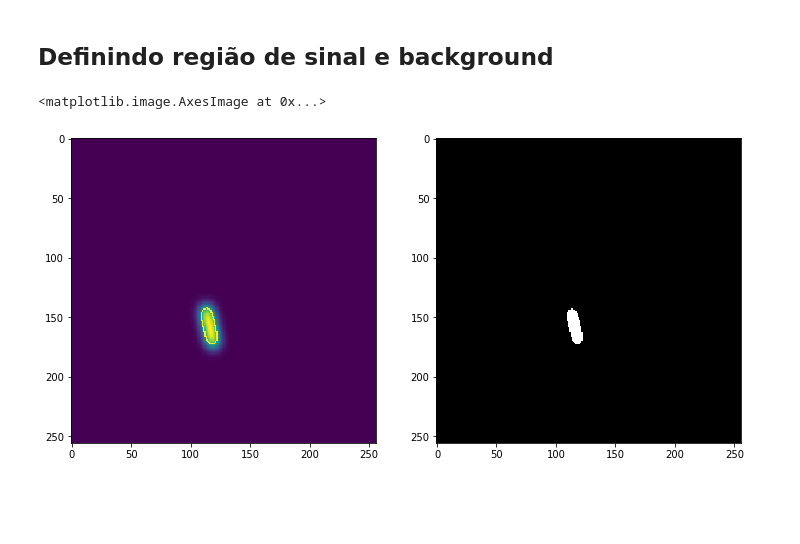
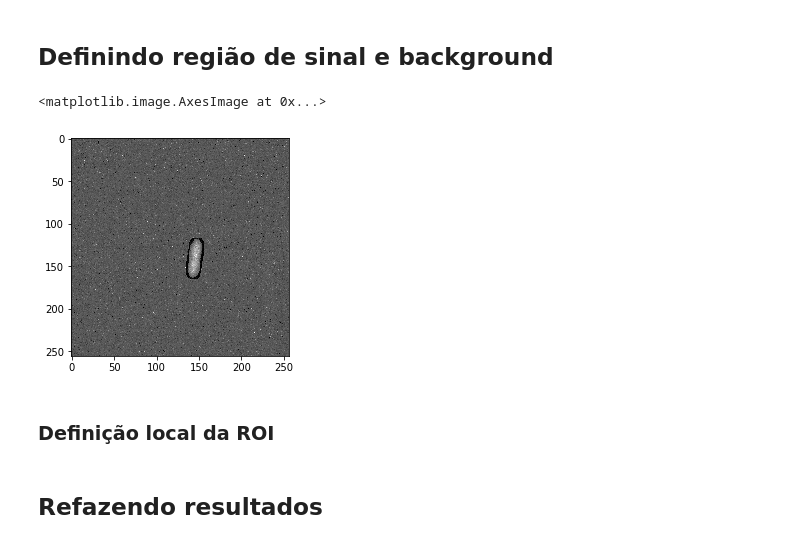
Before and after one commit to Gui1402/filtering_cygnus, a Jupyter notebook: notebooks/filters.ipynb, the cells around one changed output. Drawn from its saved outputs; the diff is of its cells as text; code cells hidden in the pictures; blank space fills up the shorter version.

```diff
--- a/notebooks/filters.ipynb
+++ b/notebooks/filters.ipynb
@@ -27,6 +27,8 @@ def linearFiltering(img,maskSize,filtType):
   elif(filtType == 'mean'):
     ## criando uma mascara de media
     mask[:,:,0]   = (1/(maskSize**2))*np.ones((maskSize,maskSize))
+  elif(filtType == 'laplacian'):
+    mask[:,:,0]   = [[1,1,1],[1,-8,1],[1,1,1]]
   else:
     print("filter has not found")
     ## se nenhum filtro for escolhido convolui com um impulso
@@ -242,5 +244,6 @@ Text(0, 0.5, 'Log(counts)')
 # %% [markdown]
 ## Definindo região de sinal e background
 # %%
-nSigma = 0.5      ## quantos sigmas pegaremos do sinal
-im_bin    = imTruth>alpha*(np.exp(-nSigma))   ## definindo com binaria a imagem maior que o threshold de 1 sigma
+n_sigma     = np.sqrt(3)                    ## quantos sigmas pegaremos do sinal
+thresholds  = alpha*(np.exp(-n_sigma**2))   ## vetor de thresholds para as imagens do batch
+im_bin      = imTruth>=thresholds           ## definindo como binaria a imagem maior que os threshold
@@ -255,7 +250,8 @@ aux[xh,yh] = alpha[im_number]
-# %%
-fig,ax = plt.subplots(1,2,figsize = (12,12))
-ax[0].imshow(aux,cmap = 'viridis')
-ax[1].imshow(im_bin[:,:,im_number],cmap = 'gray')
-# %% [output]
-<matplotlib.image.AxesImage at 0x...>
-[figure, removed]
+# %%
+edges       = boundinf*linearFiltering(im_bin,3,'laplacian')  ## definição das bordas utilizando filtro laplaciano
+plt.imshow(edges[:,:,6]+imNoPad[:,:,6],cmap = 'gray',vmax = boundsup,vmin = boundinf) ## exibindo bordas para visualização
+# %% [output]
+<matplotlib.image.AxesImage at 0x...>
+[figure, added]
+# %% [markdown]
+### Definição local da ROI
@@ -261,0 +281,2 @@ ax[1].imshow(im_bin[:,:,im_number],cmap = 'gray')
+# %% [markdown]
+## Refazendo resultados
```
Also changed, not shown: parts of 6 cells of this notebook.
